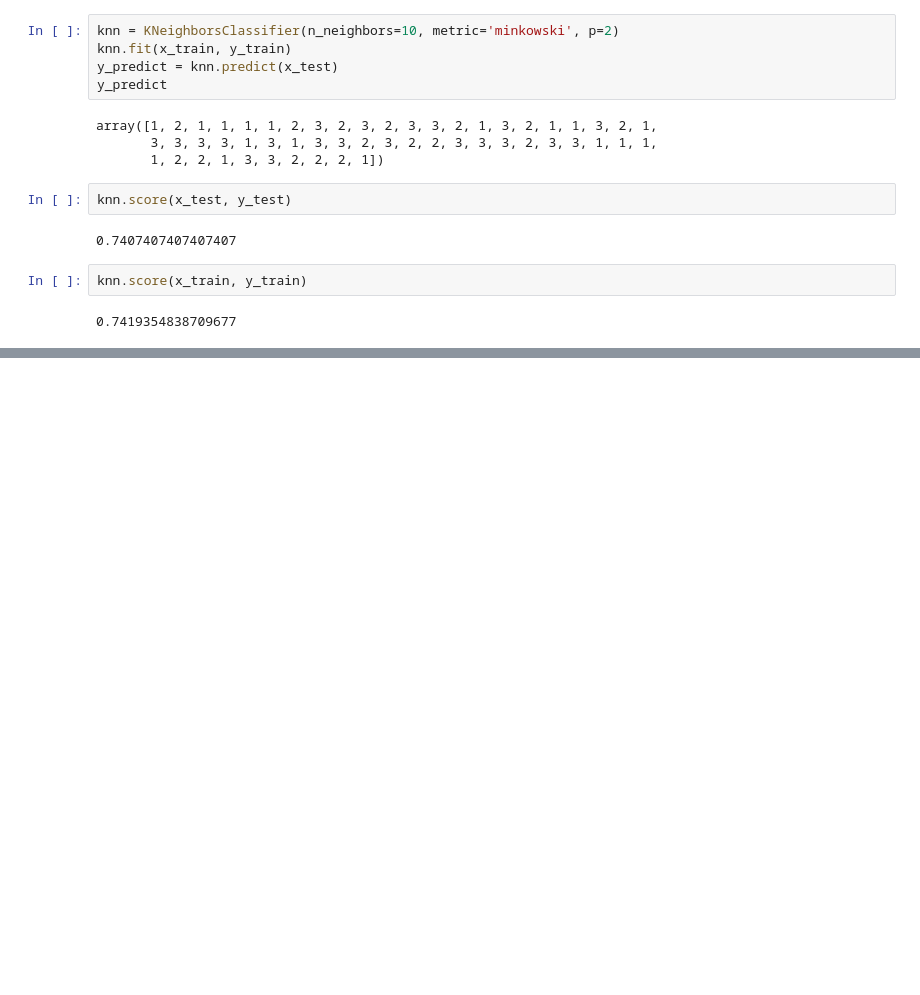
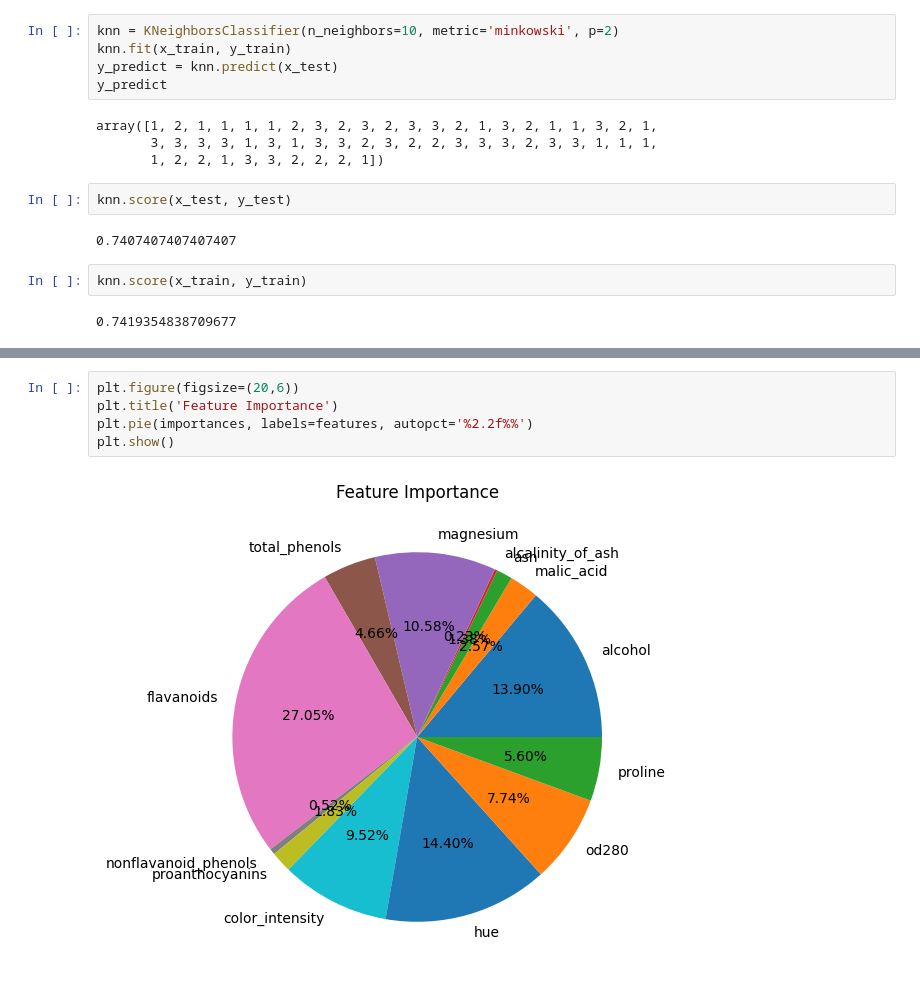
Before and after one commit to suian888/Data-Analysis-with-Python, a Jupyter notebook: wine.ipynb, the cells around one changed output, grey strips where cells are left out. Drawn from its saved outputs; the diff is of its cells as text; blank space fills up the shorter version.

```diff
--- a/wine.ipynb
+++ b/wine.ipynb
@@ -94,0 +249,7 @@ knn.score(x_train, y_train)
+# %%
+plt.figure(figsize=(20,6))
+plt.title('Feature Importance')
+plt.pie(importances, labels=features, autopct='%2.2f%%')
+plt.show()
+# %% [output]
+[figure, added]
```
Also changed, not shown: parts of 22 cells of this notebook.
